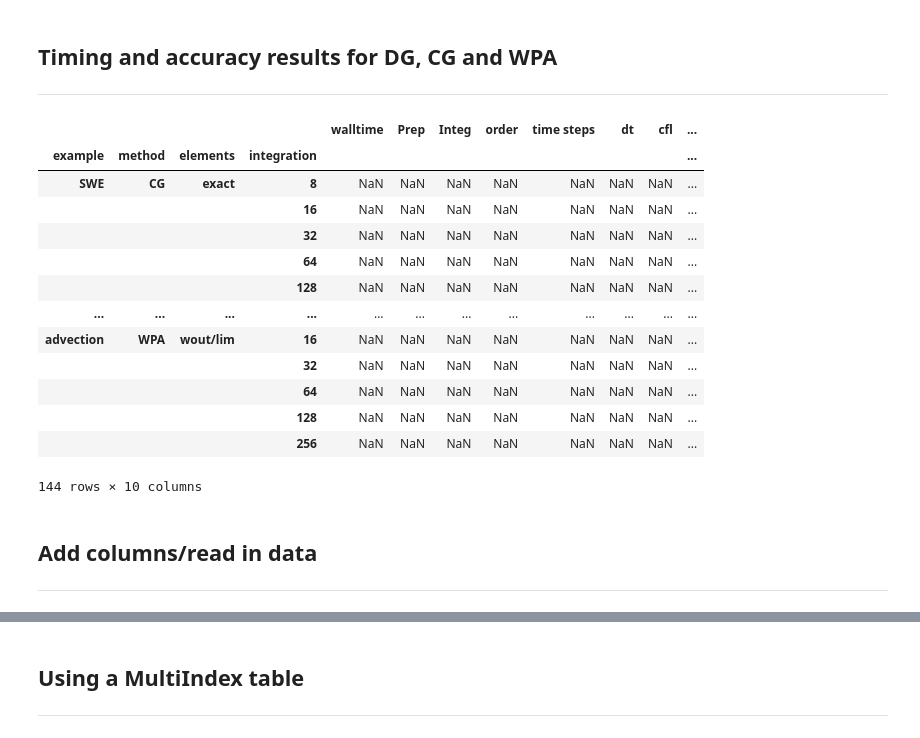
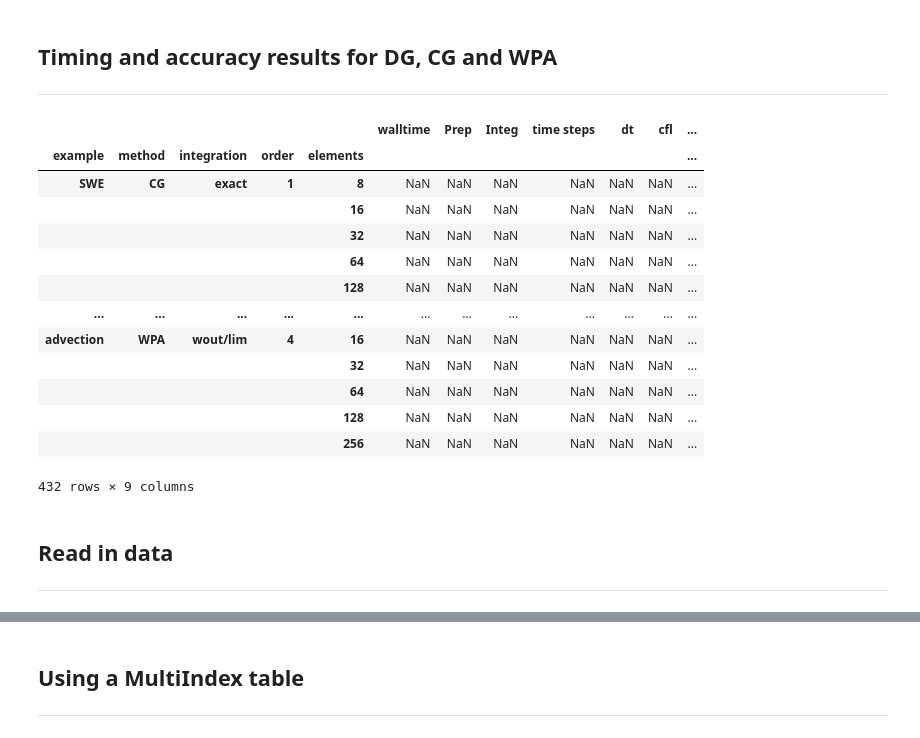
Before and after one commit to ygahounzo/Forest_Rep, a Jupyter notebook: timing_results.ipynb, the cells around one changed output, grey strips where cells are left out. Saved outputs shown, nothing was run; the diff lists cells and outputs as text; code cells hidden in the pictures.

```diff
--- a/timing_results.ipynb
+++ b/timing_results.ipynb
@@ -12,37 +12,37 @@ import pandas
 # %%
 idx = pandas.IndexSlice
 
 # Walltime     : time TFinal (global time)
 # Integration  :
 # time steps   : Number of time steps to time tfinal
 # Prep         : one time step up time
 # order        : Order of the scheme (not polynomial order)
 
 ex_list = ['advection','SWE']
 
-cols = ['walltime', 'Prep', 'Integ', 'order','time steps', 'dt', 'cfl','1-norm','2-norm','inf-norm']
+cols = ['walltime', 'Prep', 'Integ', 'time steps', 'dt', 'cfl','1-norm','2-norm','inf-norm']
 
-iterables = [ex_list, ['DG','CG','WPA'],['exact','inexact','w/lim','wout/lim'], [8,16,32,64,128,256]]
+iterables = [ex_list, ['DG','CG','WPA'],['exact','inexact','w/lim','wout/lim'], [1,2,4],[8,16,32,64,128,256]]
 
-index = pandas.MultiIndex.from_product(iterables,names=['example','method','elements','integration'])
+index = pandas.MultiIndex.from_product(iterables,names=['example','method','integration','order','elements'])
 df = pandas.DataFrame(index=index,columns=cols).sort_index()
 
 df
 # %% [output]
-|  |  |  |  | walltime | Prep | Integ | order | time steps | dt | cfl | ... |
-| example | method | elements | integration |  |  |  |  |  |  |  | ... |
-| SWE | CG | exact | 8 | NaN | NaN | NaN | NaN | NaN | NaN | NaN | ... |
-|  |  |  | 16 | NaN | NaN | NaN | NaN | NaN | NaN | NaN | ... |
-|  |  |  | 32 | NaN | NaN | NaN | NaN | NaN | NaN | NaN | ... |
-|  |  |  | 64 | NaN | NaN | NaN | NaN | NaN | NaN | NaN | ... |
-|  |  |  | 128 | NaN | NaN | NaN | NaN | NaN | NaN | NaN | ... |
+|  |  |  |  |  | walltime | Prep | Integ | time steps | dt | cfl | ... |
+| example | method | integration | order | elements |  |  |  |  |  |  | ... |
+| SWE | CG | exact | 1 | 8 | NaN | NaN | NaN | NaN | NaN | NaN | ... |
+|  |  |  |  | 16 | NaN | NaN | NaN | NaN | NaN | NaN | ... |
+|  |  |  |  | 32 | NaN | NaN | NaN | NaN | NaN | NaN | ... |
+|  |  |  |  | 64 | NaN | NaN | NaN | NaN | NaN | NaN | ... |
+|  |  |  |  | 128 | NaN | NaN | NaN | NaN | NaN | NaN | ... |
 | ... | ... | ... | ... | ... | ... | ... | ... | ... | ... | ... | ... |
-| advection | WPA | wout/lim | 16 | NaN | NaN | NaN | NaN | NaN | NaN | NaN | ... |
-|  |  |  | 32 | NaN | NaN | NaN | NaN | NaN | NaN | NaN | ... |
-|  |  |  | 64 | NaN | NaN | NaN | NaN | NaN | NaN | NaN | ... |
-|  |  |  | 128 | NaN | NaN | NaN | NaN | NaN | NaN | NaN | ... |
-|  |  |  | 256 | NaN | NaN | NaN | NaN | NaN | NaN | NaN | ... |
+| advection | WPA | wout/lim | 4 | 16 | NaN | NaN | NaN | NaN | NaN | NaN | ... |
+|  |  |  |  | 32 | NaN | NaN | NaN | NaN | NaN | NaN | ... |
+|  |  |  |  | 64 | NaN | NaN | NaN | NaN | NaN | NaN | ... |
+|  |  |  |  | 128 | NaN | NaN | NaN | NaN | NaN | NaN | ... |
+|  |  |  |  | 256 | NaN | NaN | NaN | NaN | NaN | NaN | ... |
-144 rows × 10 columns
+432 rows × 9 columns
 # %% [markdown]
-## Add columns/read in data
-<hr style="border-width:4px; border-color:coral"></hr>
+## Read in data
+<hr style="border-width:2px; border-color:black"></hr>
```
Also changed, not shown: parts of 10 cells of this notebook.
